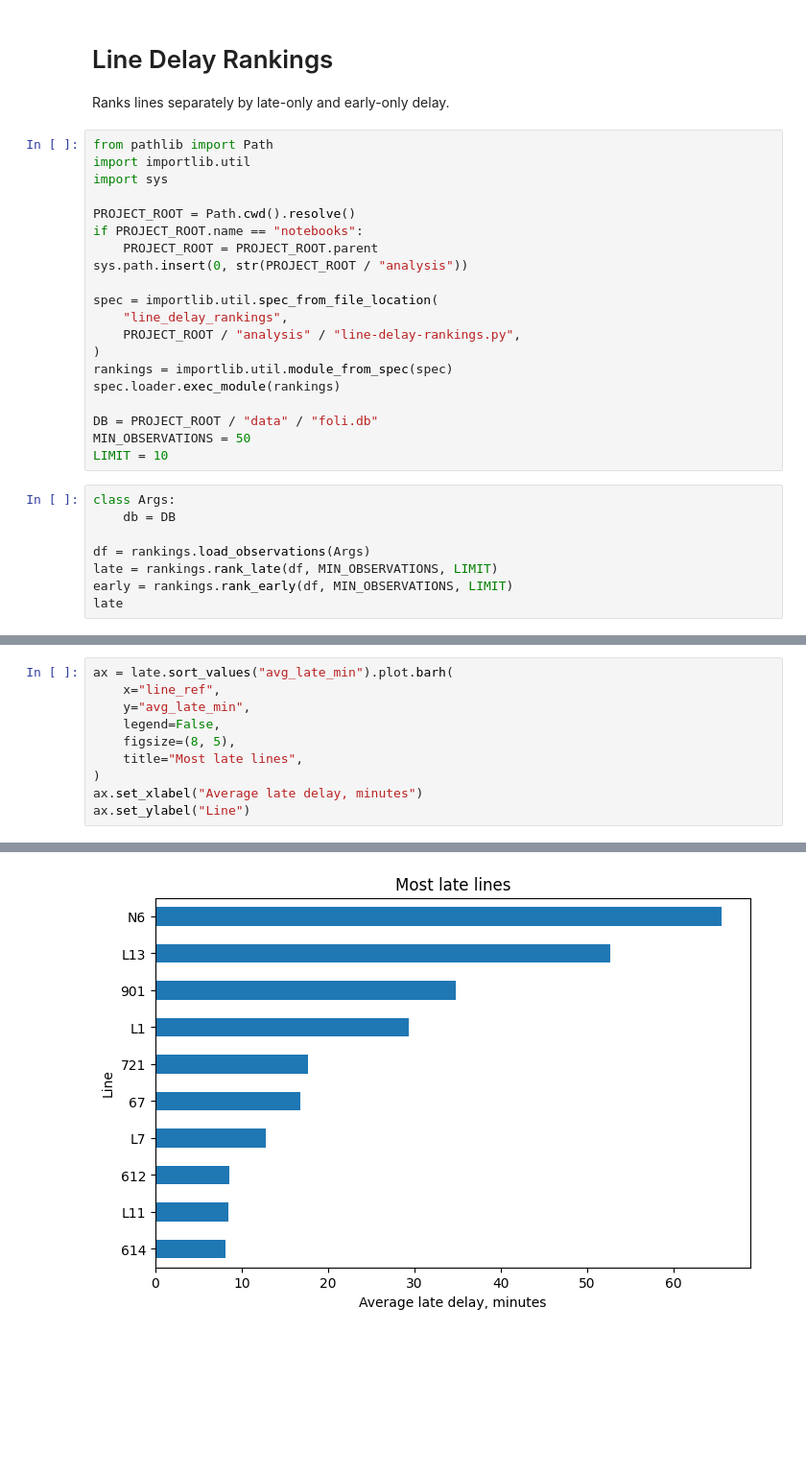
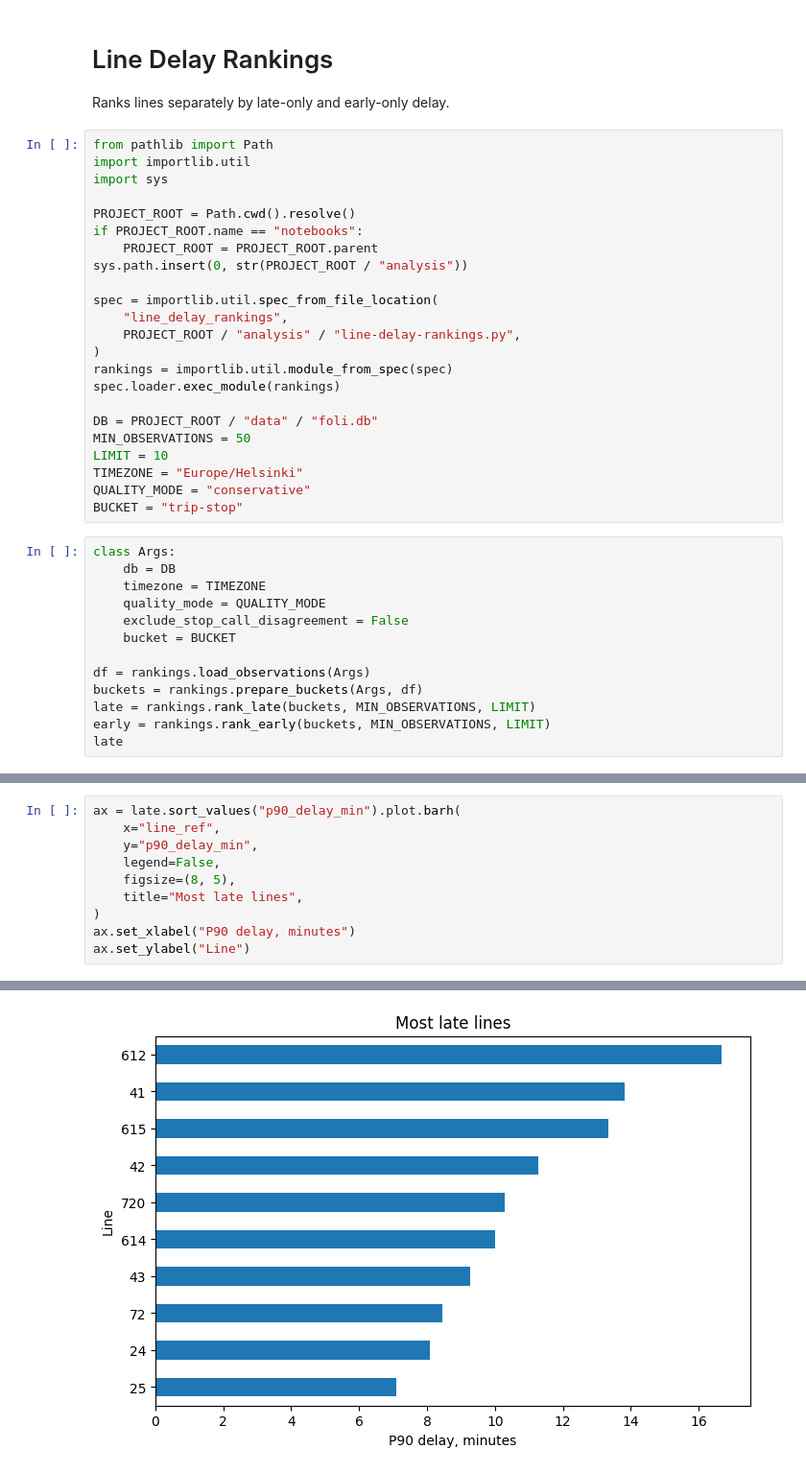
Before and after one commit to SanttuA/bus-lateness-analysis, a Jupyter notebook: notebooks/02_line_delay_rankings.ipynb, the cells around one changed output, grey strips where cells are left out. Shown at 96% size. Drawn from its saved outputs; the diff is of its cells as text; blank space fills up the shorter version.

```diff
--- a/notebooks/02_line_delay_rankings.ipynb
+++ b/notebooks/02_line_delay_rankings.ipynb
@@ -22,12 +22,20 @@ spec.loader.exec_module(rankings)
 DB = PROJECT_ROOT / "data" / "foli.db"
 MIN_OBSERVATIONS = 50
 LIMIT = 10
+TIMEZONE = "Europe/Helsinki"
+QUALITY_MODE = "conservative"
+BUCKET = "trip-stop"
 # %%
 class Args:
     db = DB
+    timezone = TIMEZONE
+    quality_mode = QUALITY_MODE
+    exclude_stop_call_disagreement = False
+    bucket = BUCKET
 
 df = rankings.load_observations(Args)
-late = rankings.rank_late(df, MIN_OBSERVATIONS, LIMIT)
-early = rankings.rank_early(df, MIN_OBSERVATIONS, LIMIT)
+buckets = rankings.prepare_buckets(Args, df)
+late = rankings.rank_late(buckets, MIN_OBSERVATIONS, LIMIT)
+early = rankings.rank_early(buckets, MIN_OBSERVATIONS, LIMIT)
 late
 # %% [output]
@@ -59,13 +67,13 @@ early
 # %%
-ax = late.sort_values("avg_late_min").plot.barh(
+ax = late.sort_values("p90_delay_min").plot.barh(
     x="line_ref",
-    y="avg_late_min",
+    y="p90_delay_min",
     legend=False,
     figsize=(8, 5),
     title="Most late lines",
 )
-ax.set_xlabel("Average late delay, minutes")
+ax.set_xlabel("P90 delay, minutes")
 ax.set_ylabel("Line")
 # %% [output]
 Text(0, 0.5, 'Line')
-[figure, old version]
+[figure, new version]
```
Also changed, not shown: parts of 2 cells of this notebook.
